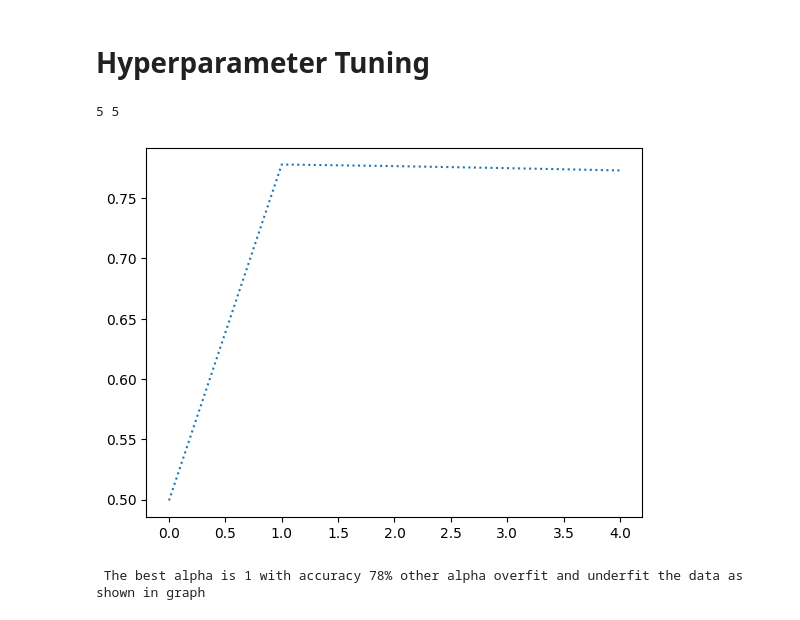
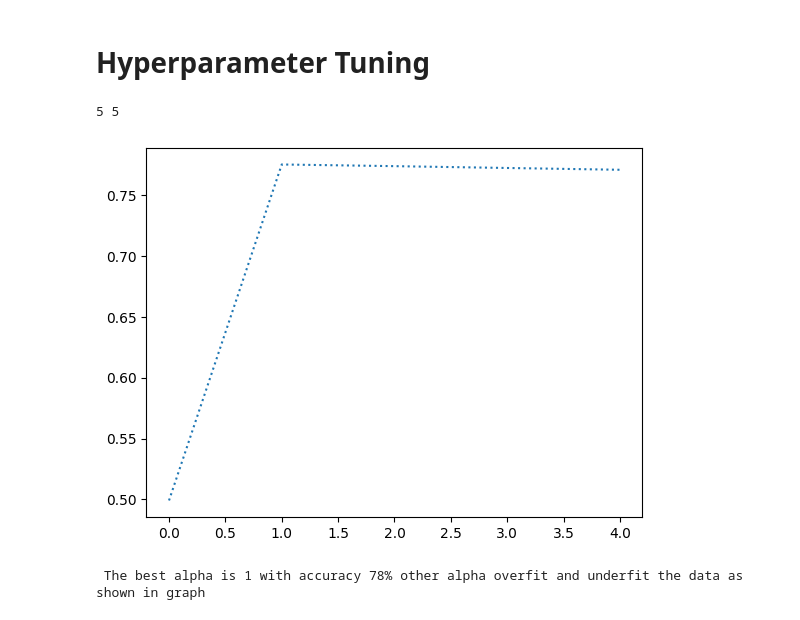
Before and after one commit to Jay9711/assignement2, a Jupyter notebook: Assignment_2.ipynb, the cells around one changed output. Saved outputs shown, nothing was run; the diff lists cells and outputs as text; code cells hidden in the pictures.

```diff
--- a/Assignment_2.ipynb
+++ b/Assignment_2.ipynb
@@ -53,8 +54,8 @@ review_train = []
 review_development = []
 review_test = []
 
-train_count = round(len(freshness)*.7)
-development_count = round(len(freshness)*.8)
+train_count = round(len(freshness)*.8)
+development_count = round(len(freshness)*.9)
 
 for i in range(len(freshness)):
   if i< train_count:
@@ -372,8 +376,8 @@ def acc(pred,given_freshness):
   # print(f'Accuracy = {round(correct/len(pred)*100)} %')
   return correct/len(pred)
 # %%
-dev_result_neg,dev_result_pos = laplace_smoothing(1,review_development)
-pred = prediction(dev_result_neg,dev_result_pos)
-temp = acc(pred,freshness_development)
-accuracy.append(temp)
+# dev_result_neg,dev_result_pos = laplace_smoothing(1,review_development)
+# pred = prediction(dev_result_neg,dev_result_pos)
+# temp = acc(pred,freshness_development)
+# accuracy.append(temp)
 # %%
@@ -398,20 +402,21 @@ plt.show()
 # %%
 import matplotlib.pyplot as plt
 accuracy_alpha=[]
 alpha_values = []
 for i in range(0,5):
-  dev_result_neg,dev_result_pos = laplace_smoothing(i,review_development)
+  count_occurances_neg, count_occurances_pos = datapre_process()
+  dev_result_neg,dev_result_pos = laplace_smoothing(i,review_development,count_occurances_neg, count_occurances_pos)
   pred = prediction(dev_result_neg,dev_result_pos)
   temp = acc(pred,freshness_development)
   accuracy_alpha.append(temp)
   alpha_values.append(i)
 
 print(len(accuracy_alpha),len(alpha_values))
 plt.plot(alpha_values,accuracy_alpha,linestyle='dotted')
 plt.show()
 # %% [output]
 5 5
-[figure, old version]
+[figure, new version]
 # %%
 
 index = accuracy_alpha.index(max(accuracy_alpha))
```
Also changed, not shown: parts of 12 cells of this notebook.
